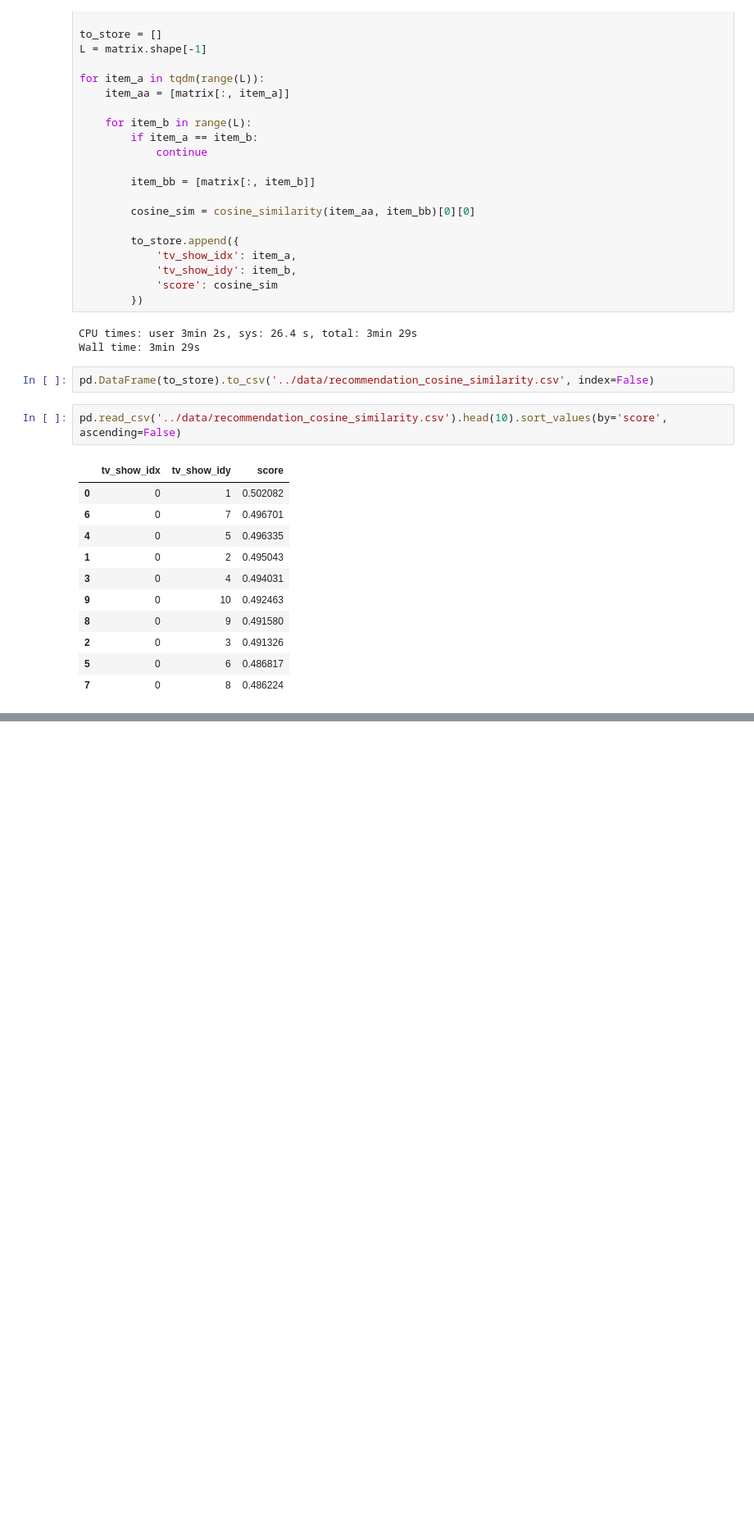
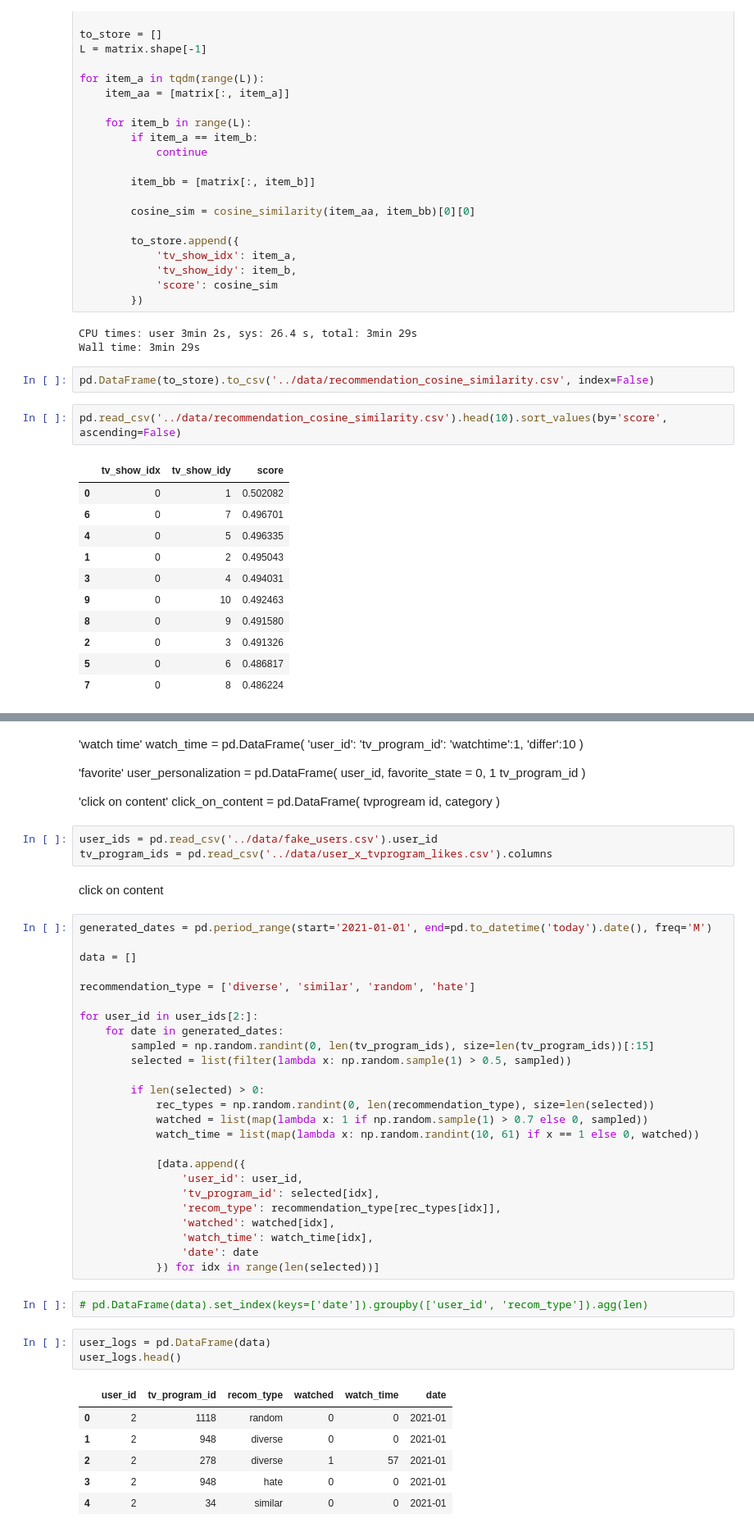
Before and after one commit to ciCciC/RecommendationSysTopicModel, a Jupyter notebook: notebooks/data_simulator.ipynb, the cells around one changed output, grey strips where cells are left out. Shown: that part at 82% size. Cells and saved outputs as stored; diff of their text form; blank space fills up the shorter version.

```diff
--- a/notebooks/data_simulator.ipynb
+++ b/notebooks/data_simulator.ipynb
@@ -261,0 +243,63 @@ click_on_content = pd.DataFrame(
+# %% [markdown]
+'watch time'
+watch_time = pd.DataFrame(
+    'user_id':
+    'tv_program_id':
+    'watchtime':1,
+    'differ':10
+)
+
+'favorite'
+user_personalization = pd.DataFrame(
+    user_id,
+    favorite_state = 0, 1
+    tv_program_id
+)
+
+'click on content'
+click_on_content = pd.DataFrame(
+    tvprogream id,
+    category
+)
+# %%
+user_ids = pd.read_csv('../data/fake_users.csv').user_id
+tv_program_ids = pd.read_csv('../data/user_x_tvprogram_likes.csv').columns
+# %% [markdown]
+click on content
+# %%
+generated_dates = pd.period_range(start='2021-01-01', end=pd.to_datetime('today').date(), freq='M')
+
+data = []
+
+recommendation_type = ['diverse', 'similar', 'random', 'hate']
+
+for user_id in user_ids[2:]:
+    for date in generated_dates:
+        sampled = np.random.randint(0, len(tv_program_ids), size=len(tv_program_ids))[:15]
+        selected = list(filter(lambda x: np.random.sample(1) > 0.5, sampled))
+
+        if len(selected) > 0:
+            rec_types = np.random.randint(0, len(recommendation_type), size=len(selected))
+            watched = list(map(lambda x: 1 if np.random.sample(1) > 0.7 else 0, sampled))
+            watch_time = list(map(lambda x: np.random.randint(10, 61) if x == 1 else 0, watched))
+
+            [data.append({
+                'user_id': user_id,
+                'tv_program_id': selected[idx],
+                'recom_type': recommendation_type[rec_types[idx]],
+                'watched': watched[idx],
+                'watch_time': watch_time[idx],
+                'date': date
+            }) for idx in range(len(selected))]
+# %%
+# pd.DataFrame(data).set_index(keys=['date']).groupby(['user_id', 'recom_type']).agg(len)
+# %%
+user_logs = pd.DataFrame(data)
+user_logs.head()
+# %% [output]
+|  | user_id | tv_program_id | recom_type | watched | watch_time | date |
+| 0 | 2 | 1118 | random | 0 | 0 | 2021-01 |
+| 1 | 2 | 948 | diverse | 0 | 0 | 2021-01 |
+| 2 | 2 | 278 | diverse | 1 | 57 | 2021-01 |
+| 3 | 2 | 948 | hate | 0 | 0 | 2021-01 |
+| 4 | 2 | 34 | similar | 0 | 0 | 2021-01 |
```
Also changed, not shown: parts of 4 cells of this notebook, 1 other file.
